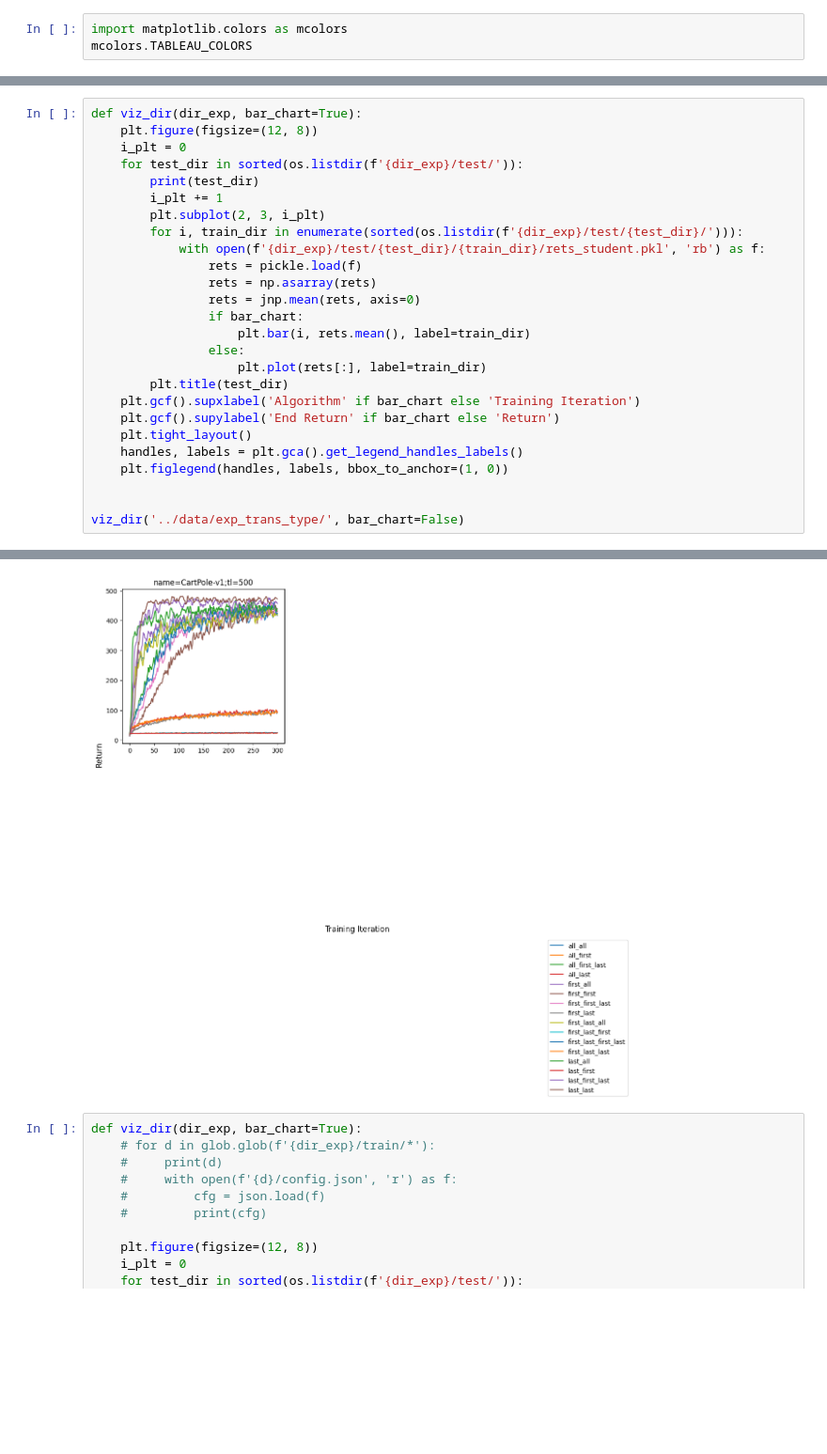
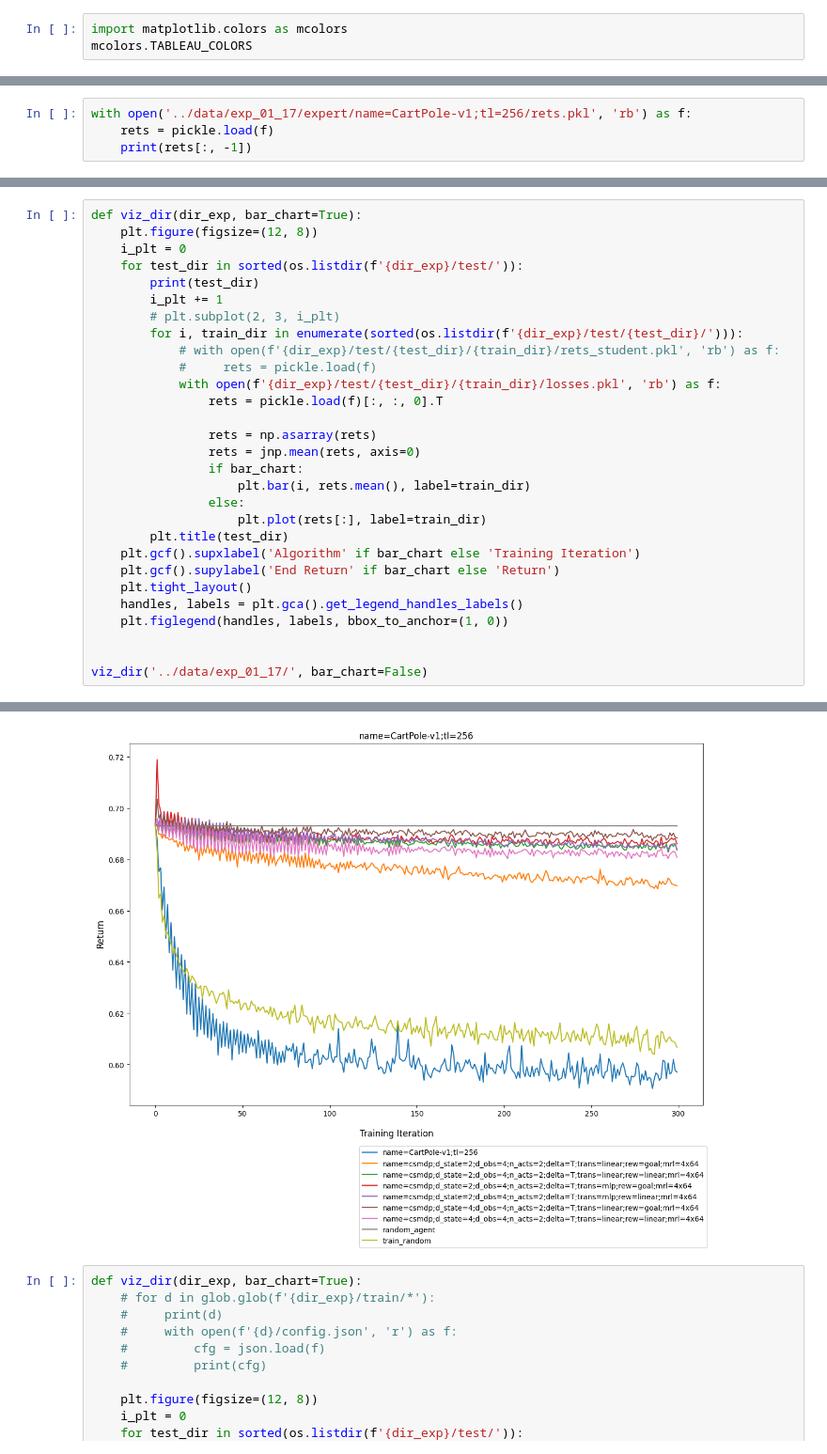
Before and after one commit to akarshkumar0101/synthetic-mdps, a Jupyter notebook: src/temp.ipynb, the cells around one changed output, grey strips where cells are left out. Shown at 94% size. Drawn from its saved outputs; the diff is of its cells as text; blank space fills up the shorter version.

```diff
--- a/src/temp.ipynb
+++ b/src/temp.ipynb
@@ -86,0 +134,4 @@ Text(0.5, 0, 'Training Iteration')
+# %%
+with open('../data/exp_01_17/expert/name=CartPole-v1;tl=256/rets.pkl', 'rb') as f:
+    rets = pickle.load(f)
+    print(rets[:, -1])
@@ -91,10 +144,13 @@ def viz_dir(dir_exp, bar_chart=True):
     for test_dir in sorted(os.listdir(f'{dir_exp}/test/')):
         print(test_dir)
         i_plt += 1
-        plt.subplot(2, 3, i_plt)
+        # plt.subplot(2, 3, i_plt)
         for i, train_dir in enumerate(sorted(os.listdir(f'{dir_exp}/test/{test_dir}/'))):
-            with open(f'{dir_exp}/test/{test_dir}/{train_dir}/rets_student.pkl', 'rb') as f:
-                rets = pickle.load(f)
+            # with open(f'{dir_exp}/test/{test_dir}/{train_dir}/rets_student.pkl', 'rb') as f:
+            #     rets = pickle.load(f)
+            with open(f'{dir_exp}/test/{test_dir}/{train_dir}/losses.pkl', 'rb') as f:
+                rets = pickle.load(f)[:, :, 0].T
+
                 rets = np.asarray(rets)
                 rets = jnp.mean(rets, axis=0)
                 if bar_chart:
@@ -109,5 +165,5 @@ def viz_dir(dir_exp, bar_chart=True):
     plt.figlegend(handles, labels, bbox_to_anchor=(1, 0))
 
 
-viz_dir('../data/exp_trans_type/', bar_chart=False)
+viz_dir('../data/exp_01_17/', bar_chart=False)
 # %% [output]
@@ -115,4 +171,4 @@ name=CartPole-v1;tl=500
-[figure, old version]
+[figure, new version]
 # %%
 def viz_dir(dir_exp, bar_chart=True):
     # for d in glob.glob(f'{dir_exp}/train/*'):
```
Also changed, not shown: parts of 32 cells of this notebook, 14 other files.
